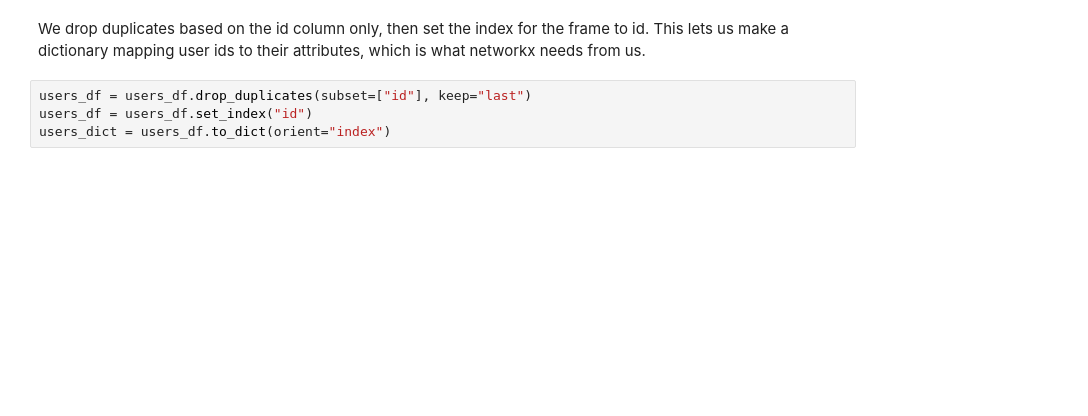
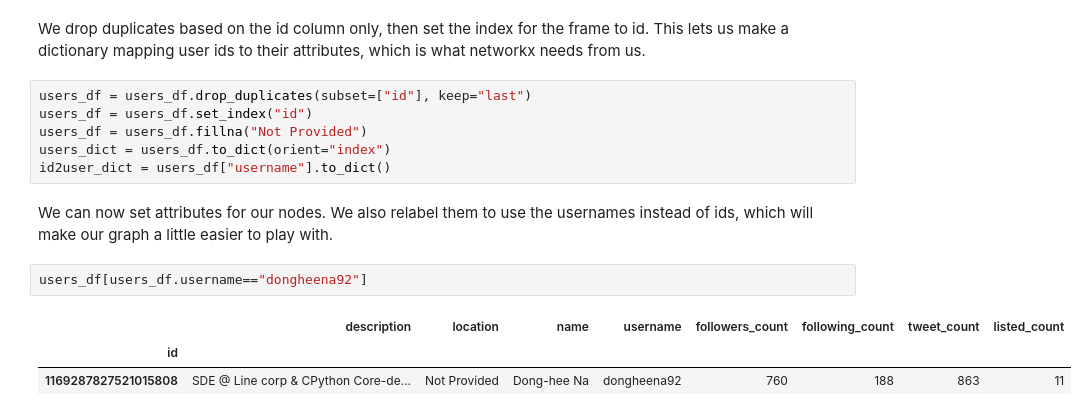
Before and after one commit to oneextrafact/python-twitterverse, a Jupyter notebook: notebooks/1.0-daveg-python-social-network.ipynb, the cells around one changed output. Saved outputs shown, nothing was run; the diff lists cells and outputs as text; blank space fills up the shorter version.

```diff
--- a/notebooks/1.0-daveg-python-social-network.ipynb
+++ b/notebooks/1.0-daveg-python-social-network.ipynb
@@ -201,4 +186,14 @@ We drop duplicates based on the id column only, then set the index for the frame
 # %%
 users_df = users_df.drop_duplicates(subset=["id"], keep="last")
 users_df = users_df.set_index("id")
+users_df = users_df.fillna("Not Provided")
 users_dict = users_df.to_dict(orient="index")
+id2user_dict = users_df["username"].to_dict()
+# %% [markdown]
+We can now set attributes for our nodes. We also relabel them to use the usernames instead of ids, which will make our graph a little easier to play with.
+# %%
+users_df[users_df.username=="dongheena92"]
+# %% [output]
+|  | description | location | name | username | followers_count | following_count | tweet_count | listed_count |
+| id |  |  |  |  |  |  |  |  |
+| 1169287827521015808 | SDE @ Line corp & CPython Core-de... | Not Provided | Dong-hee Na | dongheena92 | 760 | 188 | 863 | 11 |
```
Also changed, not shown: parts of 35 cells of this notebook.
